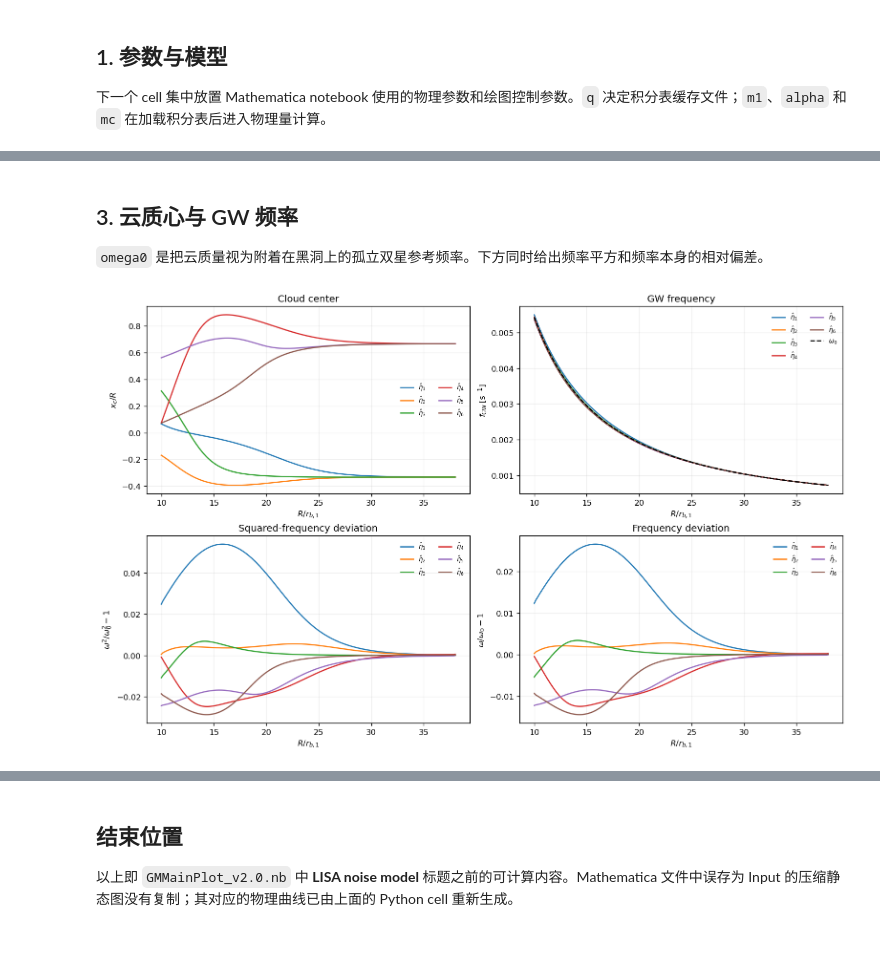
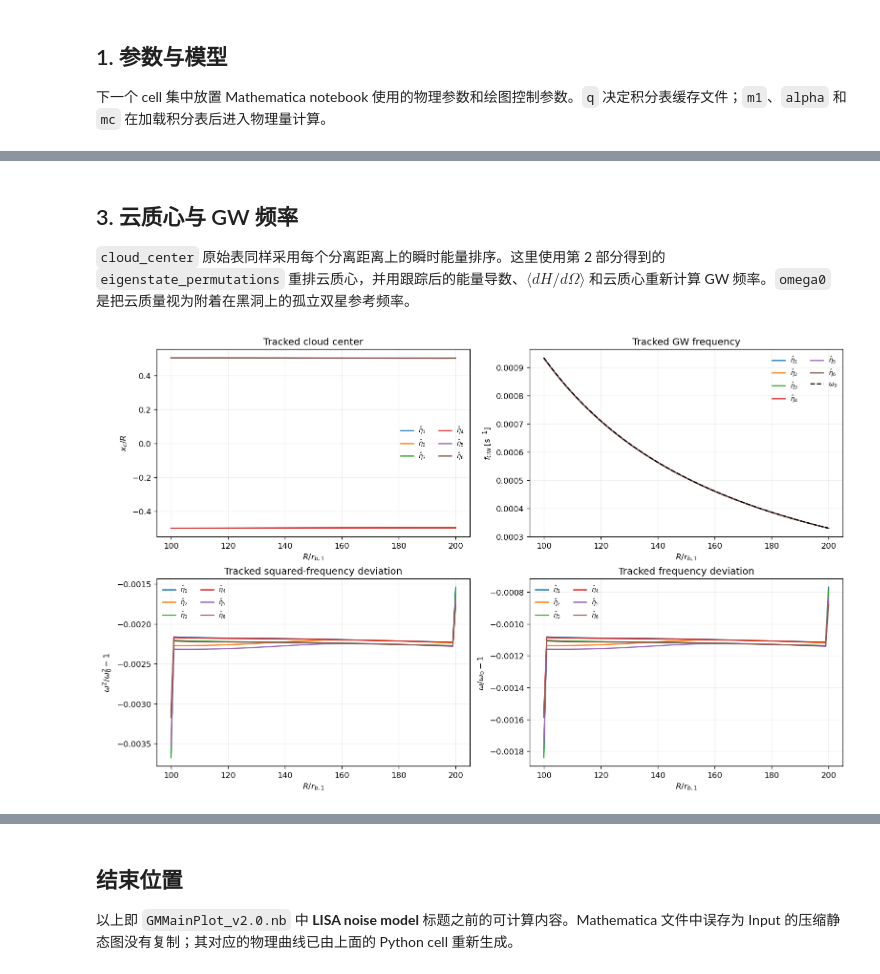
Before and after one commit to davidliuyh/GM, a Jupyter notebook: src/plot.ipynb, the cells around one changed output, grey strips where cells are left out. Cells and saved outputs as stored; diff of their text form; code cells hidden in the pictures; blank space fills up the shorter version.

```diff
--- a/src/plot.ipynb
+++ b/src/plot.ipynb
@@ -39,14 +41,14 @@ PosixPath('/global/u1/l/liuyh15/WorkSpace/GM')
 下一个 cell 集中放置 Mathematica notebook 使用的物理参数和绘图控制参数。`q` 决定积分表缓存文件；`m1`、`alpha` 和 `mc` 在加载积分表后进入物理量计算。
 # %%
 # ===== User parameters: edit this cell =====
-q = 0.5                # mass ratio m2 / m1
+q = 0.99                # mass ratio m2 / m1
 m1 = 100.0               # primary black-hole mass [solar masses]
-alpha = 0.06             # gravitational fine-structure constant
-mc = 0.01                 # cloud mass / m1
+alpha = 0.1             # gravitational fine-structure constant
+mc = 0.1                 # cloud mass / m1
 
-number = 200             # separation samples
-x_start = 10.0           # R / r_b1
-x_end = 38.0
+number = 100             # separation samples
+x_start = 100.0           # R / r_b1
+x_end = 200.0
 evolution_samples = 2_000
 strain_state = 0         # zero-based eigenstate index
 redshift = 0.5
@@ -150,5 +210,7 @@ Mathematica 原代码用符号阈值修补本征矢曲线。这里用相邻本
 # %%
-aligned_vectors = align_eigenvector_signs(model.eigenvectors)
+tracked_eigenvalues, aligned_vectors, eigenstate_permutations = track_eigensystem(
+    model.eigenvalues, model.eigenvectors
+)
 fig, axes = plt.subplots(2, 3, figsize=(13, 7), sharex=True, sharey=True)
 for state, ax in enumerate(axes.flat):
     for component, label in enumerate(basis_labels):
@@ -186,36 +255,72 @@ plt.show()
 # %% [markdown]
 ## 3. 云质心与 GW 频率
 
-`omega0` 是把云质量视为附着在黑洞上的孤立双星参考频率。下方同时给出频率平方和频率本身的相对偏差。
+`cloud_center` 原始表同样采用每个分离距离上的瞬时能量排序。这里使用第 2 部分得到的 `eigenstate_permutations` 重排云质心，并用跟踪后的能量导数、$\langle dH/d\Omega\rangle$ 和云质心重新计算 GW 频率。`omega0` 是把云质量视为附着在黑洞上的孤立双星参考频率。
 # %%
+tracked_cloud_center = reorder_state_axis(
+    model.tables.cloud_center, eigenstate_permutations
+)
+
+p = model.parameters
+x_column = x[:, None]
+tracked_dedr = tracked_eigenvalue_derivatives + (
+    1.5
+    * p.energy_scale
+    * np.sqrt(1.0 + p.mass_ratio)
+    * x_column ** (-1.5)
+    * tracked_dh_domega_expectation
+    / x_column
+)
+tracked_x_system = p.cloud_mass * tracked_cloud_center / (
+    p.cloud_mass + p.primary_mass + p.secondary_mass
+)
+tracked_d1 = p.mass_ratio / (1.0 + p.mass_ratio) * x_column + tracked_x_system
+tracked_d2 = 1.0 / (1.0 + p.mass_ratio) * x_column - tracked_x_system
+tracked_d1_derivative = numerical_derivative(tracked_d1, x)
+tracked_d2_derivative = numerical_derivative(tracked_d2, x)
+
+tracked_frequency_squared = (
+    p.primary_mass * p.secondary_mass / (x_column**2 * p.bohr_radius_primary)
+    + tracked_dedr * (p.cloud_mass / p.boson_mass)
+) / (
+    (
+        p.primary_mass * tracked_d1 * tracked_d1_derivative
+        + p.secondary_mass * tracked_d2 * tracked_d2_derivative
+    )
+    * p.bohr_radius_primary**2
+) / np.pi**2
+if np.any(tracked_frequency_squared <= 0.0):
+    raise FloatingPointError("computed non-positive tracked GW frequency squared")
+tracked_frequency = np.sqrt(tracked_frequency_squared)
+
 omega0_squared = isolated_binary_frequency_squared(model)
 omega0 = np.sqrt(omega0_squared)
-frequency_squared_deviation = model.gw_frequency_squared / omega0_squared[:, None] - 1.0
-frequency_deviation = model.gw_frequency / omega0[:, None] - 1.0
+frequency_squared_deviation = tracked_frequency_squared / omega0_squared[:, None] - 1.0
+frequency_deviation = tracked_frequency / omega0[:, None] - 1.0
 
 fig, axes = plt.subplots(2, 2, figsize=(13, 8), constrained_layout=True)
-plot_state_curves(axes[0, 0], model.tables.cloud_center / x[:, None], r'$x_c/R$')
+plot_state_curves(axes[0, 0], tracked_cloud_center / x[:, None], r"$x_c/R$")
 plot_state_curves(
-    axes[0, 1], model.gw_frequency / PLANCK_TIME_S,
-    r'$f_{\rm GW}\,[\mathrm{s}^{-1}]$',
+    axes[0, 1], tracked_frequency / PLANCK_TIME_S,
+    r"$f_{\rm GW}\,[\mathrm{s}^{-1}]$",
 )
-axes[0, 1].plot(x, omega0 / PLANCK_TIME_S, 'k--', label=r'$\omega_0$')
+axes[0, 1].plot(x, omega0 / PLANCK_TIME_S, "k--", label=r"$\omega_0$")
 axes[0, 1].legend(fontsize=8, ncol=2)
 plot_state_curves(
     axes[1, 0], frequency_squared_deviation,
-    r'$\omega^2/\omega_0^2-1$',
+    r"$\omega^2/\omega_0^2-1$",
 )
 plot_state_curves(
     axes[1, 1], frequency_deviation,
-    r'$\omega/\omega_0-1$',
+    r"$\omega/\omega_0-1$",
 )
-axes[0, 0].set_title('Cloud center')
-axes[0, 1].set_title('GW frequency')
-axes[1, 0].set_title('Squared-frequency deviation')
-axes[1, 1].set_title('Frequency deviation')
+axes[0, 0].set_title("Tracked cloud center")
+axes[0, 1].set_title("Tracked GW frequency")
+axes[1, 0].set_title("Tracked squared-frequency deviation")
+axes[1, 1].set_title("Tracked frequency deviation")
 plt.show()
 # %% [output]
-[figure, old version]
+[figure, new version]
 # %% [markdown]
 ## 4. 四极矩辐射功率
 
```
Also changed, not shown: parts of 20 cells of this notebook.
